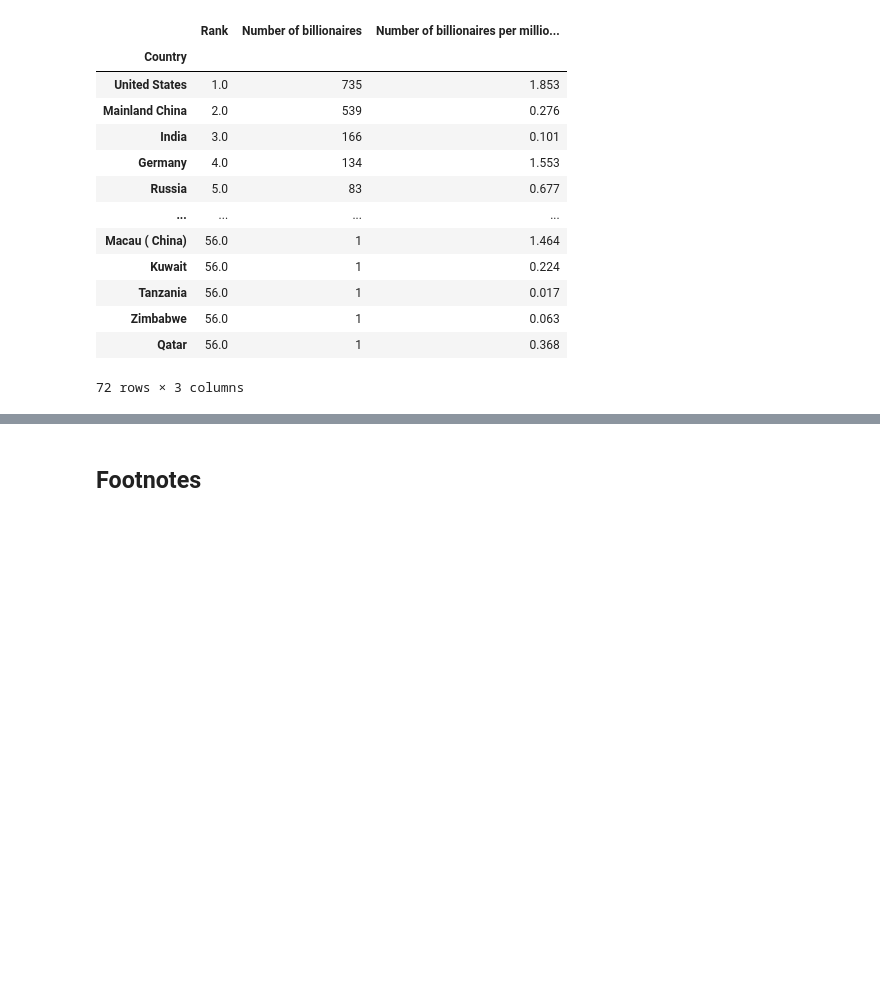
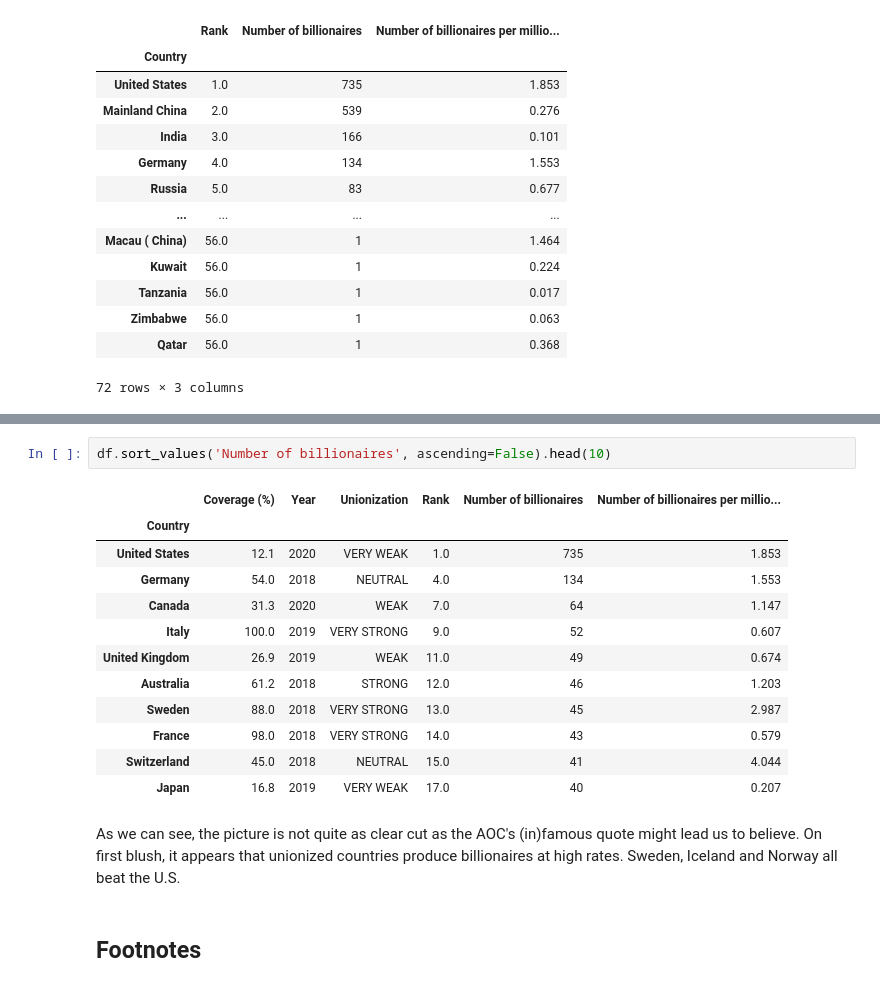
Before and after one commit to rbarrimond/jupyter-notebooks, a Jupyter notebook: billionaires.ipynb, the cells around one changed output, grey strips where cells are left out. Saved outputs shown, nothing was run; the diff lists cells and outputs as text; blank space fills up the shorter version.

```diff
--- a/billionaires.ipynb
+++ b/billionaires.ipynb
@@ -220,3 +244,20 @@ b9_df
+# %%
+df.sort_values('Number of billionaires', ascending=False).head(10)
+# %% [output]
+|  | Coverage (%) | Year | Unionization | Rank | Number of billionaires | Number of billionaires per millio... |
+| Country |  |  |  |  |  |  |
+| United States | 12.1 | 2020 | VERY WEAK | 1.0 | 735 | 1.853 |
+| Germany | 54.0 | 2018 | NEUTRAL | 4.0 | 134 | 1.553 |
+| Canada | 31.3 | 2020 | WEAK | 7.0 | 64 | 1.147 |
+| Italy | 100.0 | 2019 | VERY STRONG | 9.0 | 52 | 0.607 |
+| United Kingdom | 26.9 | 2019 | WEAK | 11.0 | 49 | 0.674 |
+| Australia | 61.2 | 2018 | STRONG | 12.0 | 46 | 1.203 |
+| Sweden | 88.0 | 2018 | VERY STRONG | 13.0 | 45 | 2.987 |
+| France | 98.0 | 2018 | VERY STRONG | 14.0 | 43 | 0.579 |
+| Switzerland | 45.0 | 2018 | NEUTRAL | 15.0 | 41 | 4.044 |
+| Japan | 16.8 | 2019 | VERY WEAK | 17.0 | 40 | 0.207 |
+# %% [markdown]
+As we can see, the picture is not quite as clear cut as the AOC's (in)famous quote might lead us to believe. On first blush, it appears that unionized countries produce billionaires at high rates. Sweden, Iceland and Norway all beat the U.S.
 # %% [markdown]
 ## Footnotes
 
```
Also changed, not shown: parts of 3 cells of this notebook.
